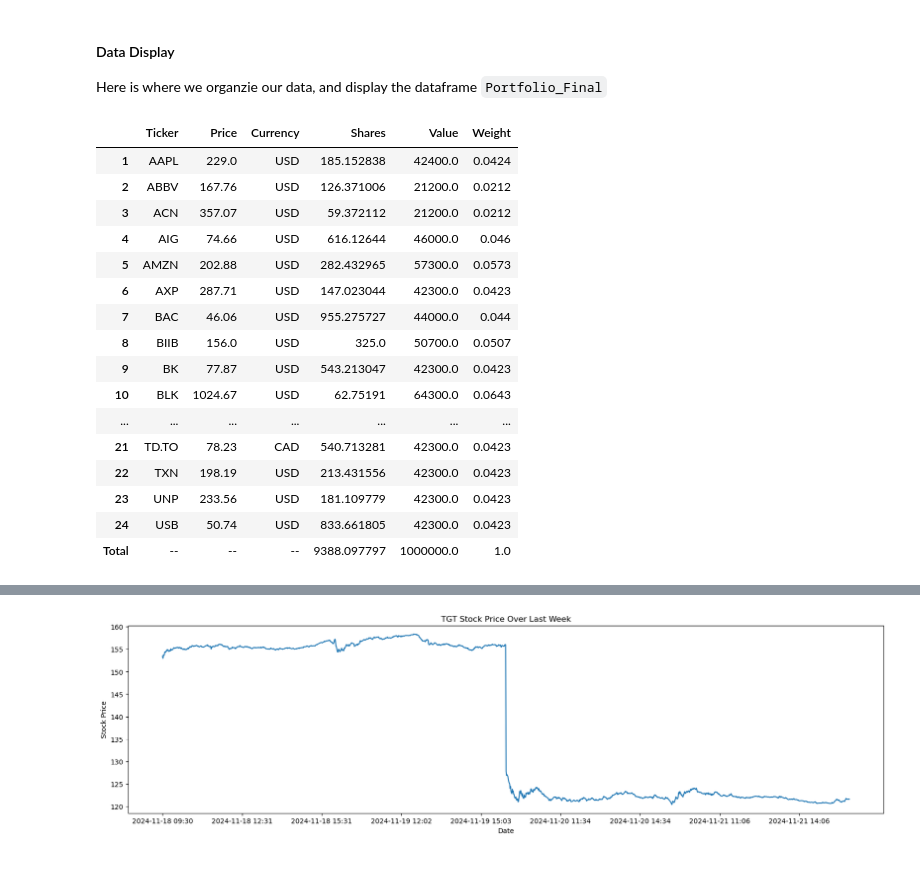
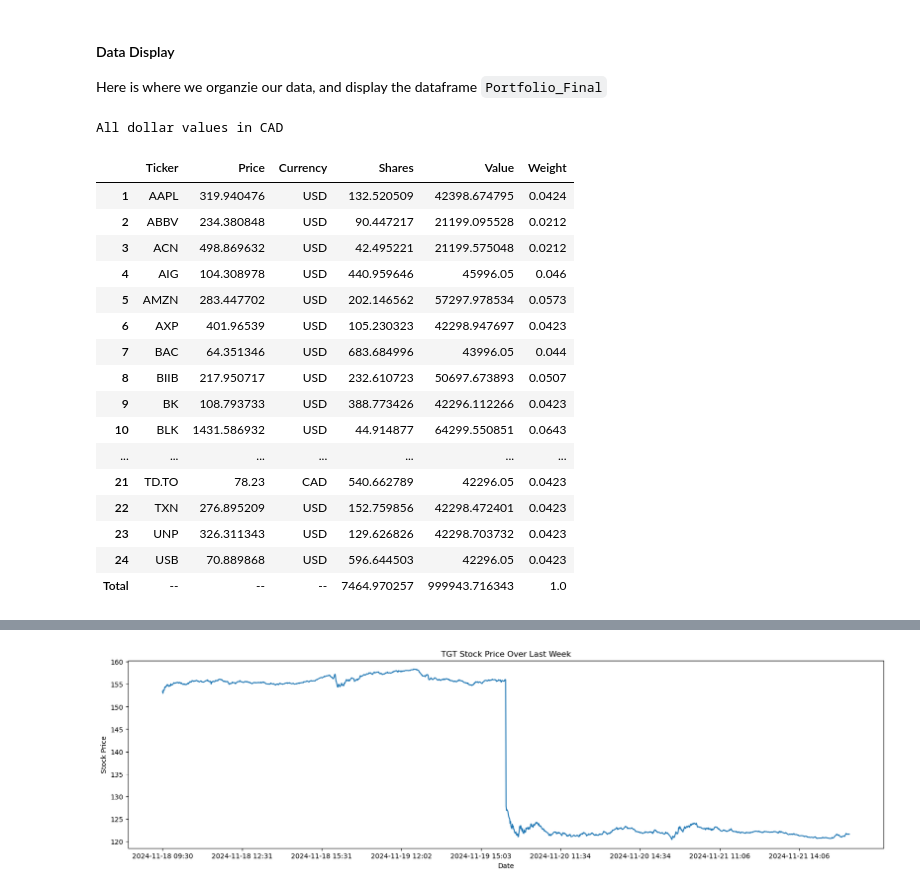
Before and after one commit to pingu15/CFM101, a Jupyter notebook: Final.ipynb, the cells around one changed output, grey strips where cells are left out. Saved outputs shown, nothing was run; the diff lists cells and outputs as text; code cells hidden in the pictures.

```diff
--- a/Final.ipynb
+++ b/Final.ipynb
@@ -53,6 +53,8 @@ LAST_CALL = 0.0
 WAIT_TIME = 1.0
 PERIOD_START = date(2024, 11, 22)
 PERIOD_END = date(2024, 12, 2)
+FLAT_FEE = 3.95
+PER_SHARE_FEE = 0.01
 
 # Each industry is mapped to (% share of S&P500, % share of TSX60, S&P industry ticker, TSX60 capped industry ticker)
 # To obtain values for % share, run market_by_sector('SP500') and market_by_sector('TSX60'), respectively (see next cell)
@@ -402,6 +404,10 @@ def aggregate_pct_change(history):
         result[day] = prev*(1+history[day])
         prev = result[day]
     return result
+
+# calculate how many shares one can buy, including fees
+def calc_shares(value, price):
+    return max(value/(price+PER_SHARE_FEE), (value-FLAT_FEE)/price)
 # %% [markdown]
 #### Driver Code
 # %%
@@ -488,39 +494,42 @@ Here is where we organzie our data, and display the dataframe `Portfolio_Final`
 # %%
 stocks_to_buy = [stock for stock in portfolio if portfolio[stock] != 0]
 Portfolio_Final = pd.DataFrame(index=[i+1 for i in range(len(stocks_to_buy))], columns=['Ticker', 'Price', 'Currency', 'Shares', 'Value', 'Weight'])
+CAD_TO_USD = yf.Ticker('CADUSD=X').info['previousClose']
 for stock in stocks_to_buy:
     idx = stocks_to_buy.index(stock)+1
     Portfolio_Final.loc[idx, 'Ticker'] = stock
-    Portfolio_Final.loc[idx, 'Price'] = data['previousClose'].loc[stock]
+    Portfolio_Final.loc[idx, 'Price'] = data['previousClose'].loc[stock]/CAD_TO_USD if data['currency'].loc[stock] == 'USD' else data['previousClose'].loc[stock]
     Portfolio_Final.loc[idx, 'Currency'] = data['currency'].loc[stock]
-    Portfolio_Final.loc[idx, 'Shares'] = portfolio[stock]*PORTFOLIO_VALUE/Portfolio_Final['Price'].loc[idx]
-    Portfolio_Final.loc[idx, 'Value'] = portfolio[stock]*PORTFOLIO_VALUE
+    Portfolio_Final.loc[idx, 'Shares'] = calc_shares(portfolio[stock]*PORTFOLIO_VALUE, Portfolio_Final.loc[idx, 'Price'])
+    Portfolio_Final.loc[idx, 'Value'] = Portfolio_Final.loc[idx, 'Shares']*Portfolio_Final.loc[idx, 'Price']
     Portfolio_Final.loc[idx, 'Weight'] = portfolio[stock]
 Portfolio_Final.loc['Total', 'Ticker'] = '--'
 Portfolio_Final.loc['Total', 'Price'] = '--'
 Portfolio_Final.loc['Total', 'Currency'] = '--'
 Portfolio_Final.loc['Total', 'Shares'] = Portfolio_Final['Shares'].sum()
 Portfolio_Final.loc['Total', 'Value'] = Portfolio_Final['Value'].sum()
 Portfolio_Final.loc['Total', 'Weight'] = Portfolio_Final['Weight'].sum()
-Portfolio_Final
+print('All dollar values in CAD')
+display(Portfolio_Final)
 # %% [output]
+All dollar values in CAD
 |  | Ticker | Price | Currency | Shares | Value | Weight |
-| 1 | AAPL | 229.0 | USD | 185.152838 | 42400.0 | 0.0424 |
-| 2 | ABBV | 167.76 | USD | 126.371006 | 21200.0 | 0.0212 |
-| 3 | ACN | 357.07 | USD | 59.372112 | 21200.0 | 0.0212 |
-| 4 | AIG | 74.66 | USD | 616.12644 | 46000.0 | 0.046 |
-| 5 | AMZN | 202.88 | USD | 282.432965 | 57300.0 | 0.0573 |
-| 6 | AXP | 287.71 | USD | 147.023044 | 42300.0 | 0.0423 |
-| 7 | BAC | 46.06 | USD | 955.275727 | 44000.0 | 0.044 |
-| 8 | BIIB | 156.0 | USD | 325.0 | 50700.0 | 0.0507 |
-| 9 | BK | 77.87 | USD | 543.213047 | 42300.0 | 0.0423 |
-| 10 | BLK | 1024.67 | USD | 62.75191 | 64300.0 | 0.0643 |
+| 1 | AAPL | 319.940476 | USD | 132.520509 | 42398.674795 | 0.0424 |
+| 2 | ABBV | 234.380848 | USD | 90.447217 | 21199.095528 | 0.0212 |
+| 3 | ACN | 498.869632 | USD | 42.495221 | 21199.575048 | 0.0212 |
+| 4 | AIG | 104.308978 | USD | 440.959646 | 45996.05 | 0.046 |
+| 5 | AMZN | 283.447702 | USD | 202.146562 | 57297.978534 | 0.0573 |
+| 6 | AXP | 401.96539 | USD | 105.230323 | 42298.947697 | 0.0423 |
+| 7 | BAC | 64.351346 | USD | 683.684996 | 43996.05 | 0.044 |
+| 8 | BIIB | 217.950717 | USD | 232.610723 | 50697.673893 | 0.0507 |
+| 9 | BK | 108.793733 | USD | 388.773426 | 42296.112266 | 0.0423 |
+| 10 | BLK | 1431.586932 | USD | 44.914877 | 64299.550851 | 0.0643 |
 | ... | ... | ... | ... | ... | ... | ... |
-| 21 | TD.TO | 78.23 | CAD | 540.713281 | 42300.0 | 0.0423 |
-| 22 | TXN | 198.19 | USD | 213.431556 | 42300.0 | 0.0423 |
-| 23 | UNP | 233.56 | USD | 181.109779 | 42300.0 | 0.0423 |
-| 24 | USB | 50.74 | USD | 833.661805 | 42300.0 | 0.0423 |
-| Total | -- | -- | -- | 9388.097797 | 1000000.0 | 1.0 |
+| 21 | TD.TO | 78.23 | CAD | 540.662789 | 42296.05 | 0.0423 |
+| 22 | TXN | 276.895209 | USD | 152.759856 | 42298.472401 | 0.0423 |
+| 23 | UNP | 326.311343 | USD | 129.626826 | 42298.703732 | 0.0423 |
+| 24 | USB | 70.889868 | USD | 596.644503 | 42296.05 | 0.0423 |
+| Total | -- | -- | -- | 7464.970257 | 999943.716343 | 1.0 |
 # %%
 historical_data = pd.Series(0, index=history[stocks_to_buy[0]].index)
 for stock in stocks_to_buy:
```
Also changed, not shown: parts of 2 cells of this notebook, 1 other file.
